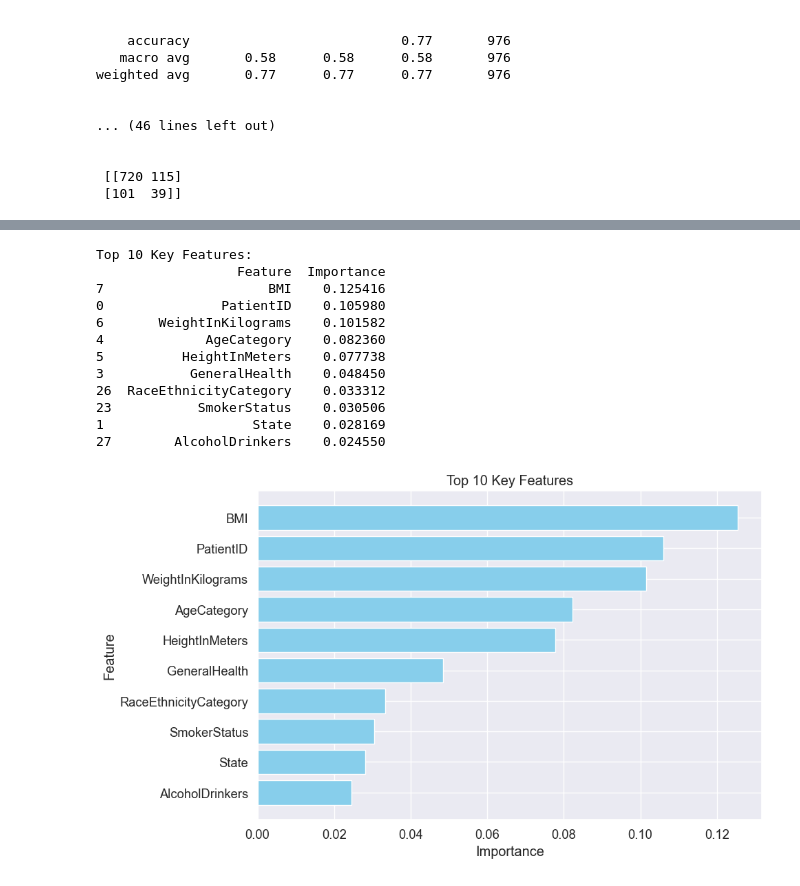
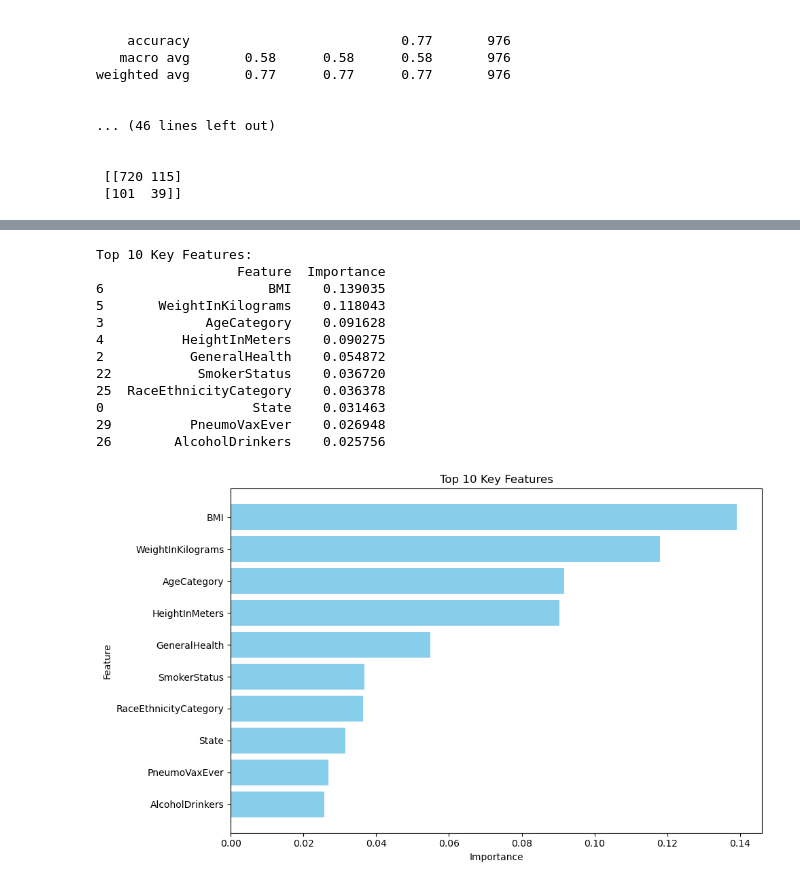
Before and after one commit to Mohamedashraf2005/DataVista, a Jupyter notebook: Core/EDA,ML/DAproject.ipynb, the cells around one changed output, grey strips where cells are left out. Drawn from its saved outputs; the diff is of its cells as text; code cells hidden in the pictures.

Commit message:
Modify EDA plots-Marshow,Add Processing pg to EDA,Update ML model pg

```diff
--- a/Core/EDA,ML/DAproject.ipynb
+++ b/Core/EDA,ML/DAproject.ipynb
@@ -1351,5 +1449,4 @@ weighted avg       0.77      0.77      0.77       976
 # %%
-# Train a Random Forest model and extract feature importance
 from sklearn.ensemble import RandomForestClassifier
 from sklearn.model_selection import train_test_split
 import pandas as pd
@@ -1357,7 +1454,8 @@ import matplotlib.pyplot as plt
 
 # Assuming 'df' is your dataset and 'HadDiabetes' is the target column
 target_column = 'HadDiabetes'
-X = df.drop(columns=[target_column])
+# Drop 'PatientID' along with the target column
+X = df.drop(columns=[target_column, 'PatientID'])
 y = df[target_column]
 
 # Encode categorical variables
@@ -1367,41 +1465,41 @@ X = pd.get_dummies(X, drop_first=True)
 X_train, X_test, y_train, y_test = train_test_split(X, y, test_size=0.2, random_state=42)
 
 # Train a Random Forest model
 rf_model = RandomForestClassifier(n_estimators=100, random_state=42)
 rf_model.fit(X_train, y_train)
 
 # Extract feature importance
 feature_importances = rf_model.feature_importances_
 features = X.columns
 
 # Create a DataFrame for feature importance
 importance_df = pd.DataFrame({'Feature': features, 'Importance': feature_importances})
 importance_df = importance_df.sort_values(by='Importance', ascending=False)
 
 # Display the top 10 features
 print("Top 10 Key Features:")
 print(importance_df.head(10))
 
 # Plot the top 10 features
 plt.figure(figsize=(10, 6))
 plt.barh(importance_df['Feature'].head(10), importance_df['Importance'].head(10), color='skyblue')
 plt.gca().invert_yaxis()  # Invert y-axis for better readability
 plt.xlabel('Importance')
 plt.ylabel('Feature')
 plt.title('Top 10 Key Features')
 plt.tight_layout()
 plt.show()
 # %% [output]
 Top 10 Key Features:
                   Feature  Importance
-7                     BMI    0.125416
-0               PatientID    0.105980
-6       WeightInKilograms    0.101582
-4             AgeCategory    0.082360
-5          HeightInMeters    0.077738
-3           GeneralHealth    0.048450
-26  RaceEthnicityCategory    0.033312
-23           SmokerStatus    0.030506
-1                   State    0.028169
-27        AlcoholDrinkers    0.024550
+6                     BMI    0.139035
+5       WeightInKilograms    0.118043
+3             AgeCategory    0.091628
+4          HeightInMeters    0.090275
+2           GeneralHealth    0.054872
+22           SmokerStatus    0.036720
+25  RaceEthnicityCategory    0.036378
+0                   State    0.031463
+29          PneumoVaxEver    0.026948
+26        AlcoholDrinkers    0.025756
-[figure, old version]
+[figure, new version]
```
Also changed, not shown: parts of 31 cells of this notebook, 3 other files.
